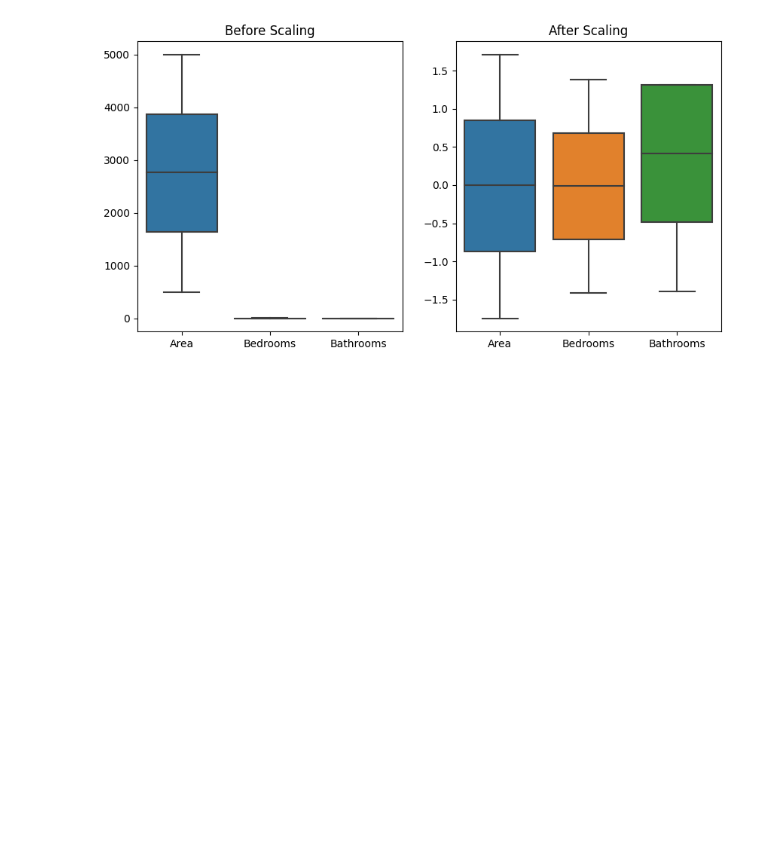
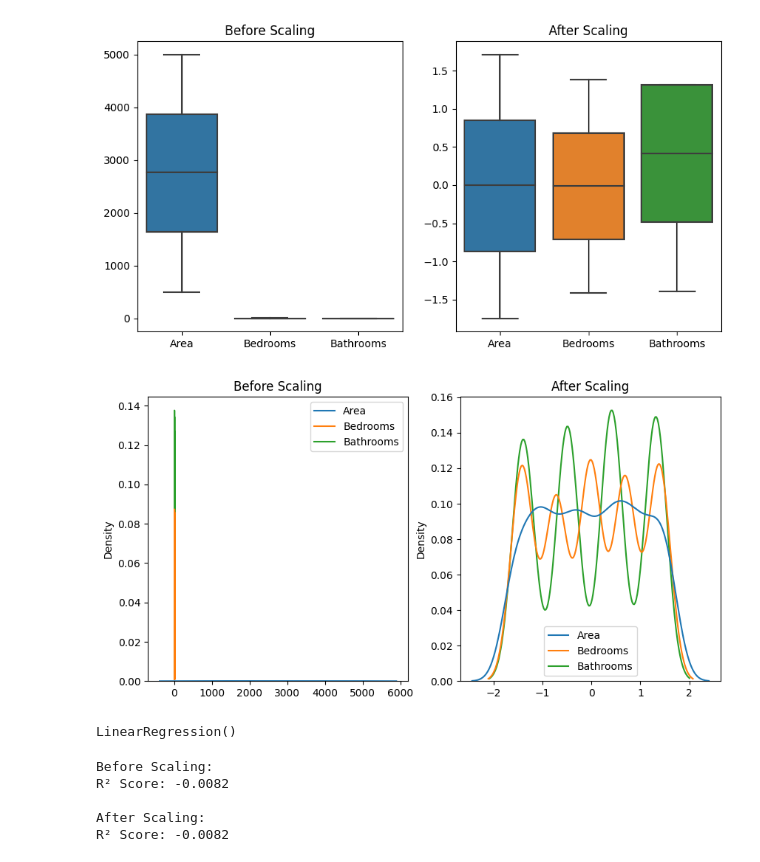
Before and after one commit to ishansilwal1/CV-learning, a Jupyter notebook: learning/feature_engineering.ipynb, the cells around one changed output. Saved outputs shown, nothing was run; the diff lists cells and outputs as text; code cells hidden in the pictures; blank space fills up the shorter version.

```diff
--- a/learning/feature_engineering.ipynb
+++ b/learning/feature_engineering.ipynb
@@ -210,3 +210,14 @@ ax2.set_title("After Scaling")
 plt.show()
 # %% [output]
 [figure]
+# %%
+# probability density function
+
+fig, (ax3, ax4) = plt.subplots(ncols=2, figsize=(10,5))
+sns.kdeplot(data=x_train, ax=ax3)
+ax3.set_title("Before Scaling")
+sns.kdeplot(data=X_train_scaled, ax=ax4)
+ax4.set_title("After Scaling")
+plt.show()
+# %% [output]
+[figure, added]
@@ -212,0 +230,5 @@ plt.show()
+# %%
+lr.fit(x_train, y_train)
+lr_scaled.fit(X_train_scaled, y_train)
+# %% [output]
+LinearRegression()
@@ -212,0 +238,17 @@ plt.show()
+# %%
+from sklearn.metrics import r2_score
+r2 = r2_score(y_test, y_pred)
+
+r2_scaled = r2_score(y_test, y_pred_scaled)
+
+
+print("Before Scaling:")
+print(f"R² Score: {r2:.4f}")
+print("\nAfter Scaling:")
+print(f"R² Score: {r2_scaled:.4f}")
+# %% [output]
+Before Scaling:
+R² Score: -0.0082
+
+After Scaling:
+R² Score: -0.0082
```
Also changed, not shown: parts of 5 cells of this notebook, 5 other files.
